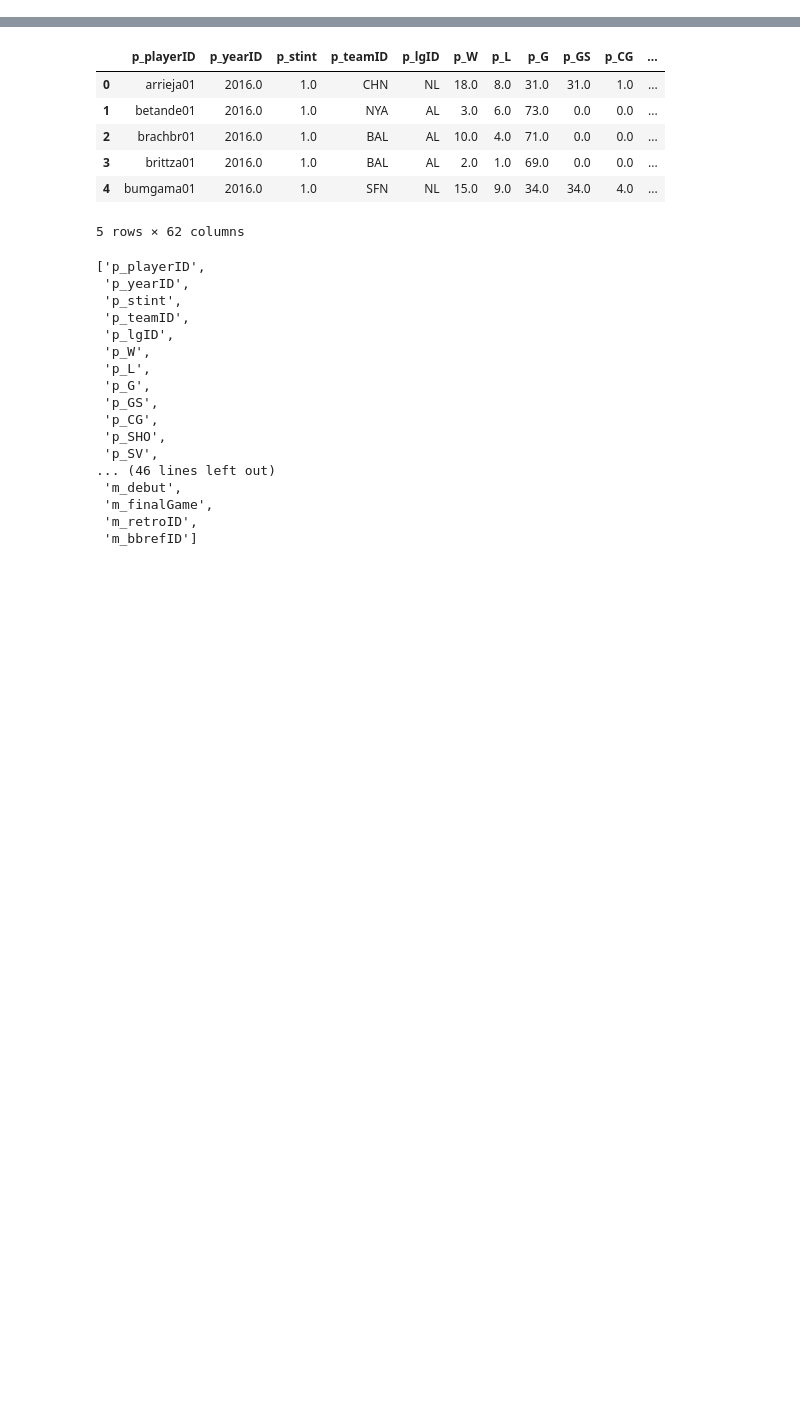
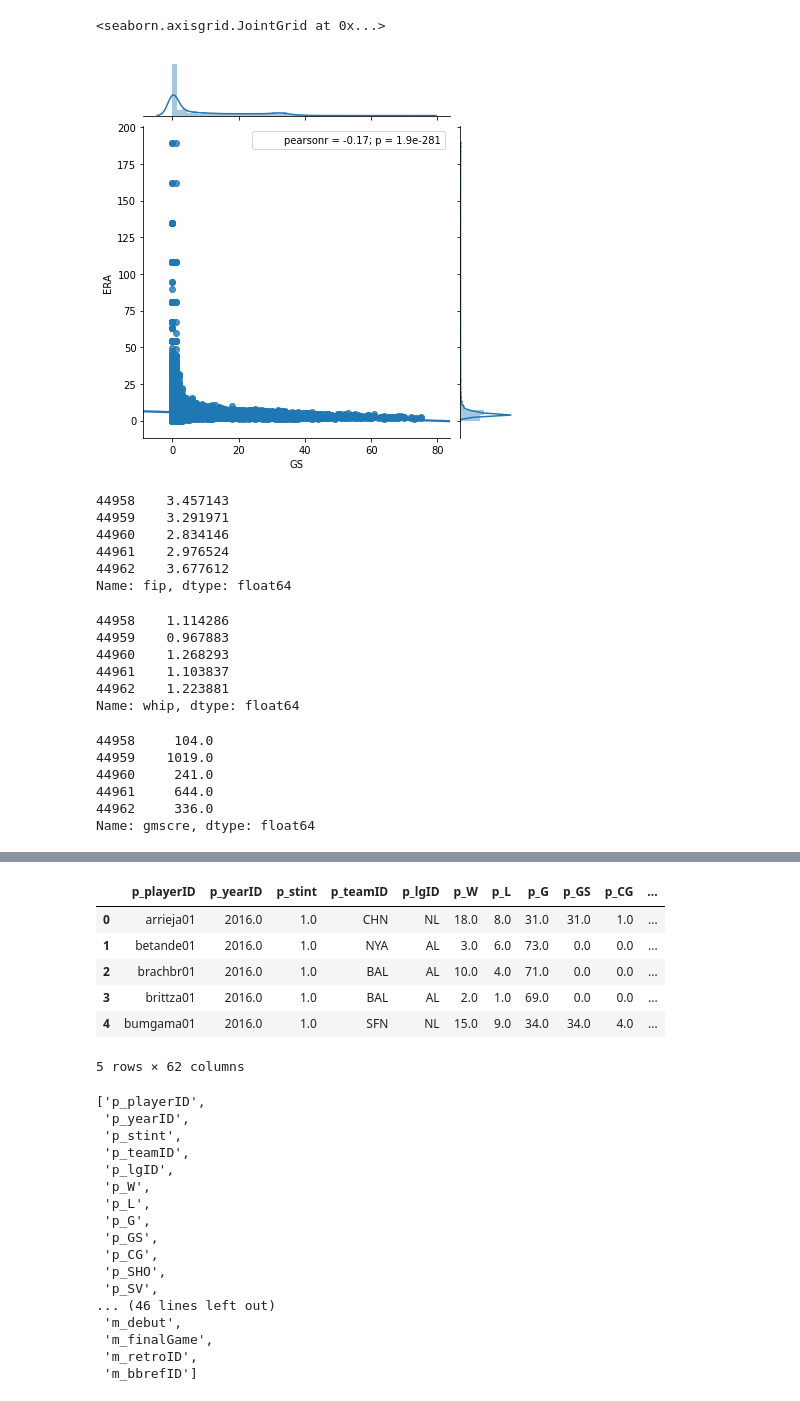
Before and after one commit to fagan2888/Baseball-Hall-of-Fame, a Jupyter notebook: pitchers_notebook.ipynb, the cells around one changed output, grey strips where cells are left out. Drawn from its saved outputs; the diff is of its cells as text; code cells hidden in the pictures; blank space fills up the shorter version.

```diff
--- a/pitchers_notebook.ipynb
+++ b/pitchers_notebook.ipynb
@@ -16,0 +65,38 @@ conn = db_cred.connect_db()
+# %%
+sns.jointplot(x ="GS", y="ERA", data=df2, kind = 'reg')
+# %% [output]
+<seaborn.axisgrid.JointGrid at 0x...>
+[figure, added]
+# %%
+df2["fip"] = (13 * df2["HR"] + 3 * (df2["HBP"] + df2["BB"]) - 2 * df2["SO"]) / (df2["IPouts"] / 3) + 3.2
+
+df2["fip"].tail()
+# %% [output]
+44958    3.457143
+44959    3.291971
+44960    2.834146
+44961    2.976524
+44962    3.677612
+Name: fip, dtype: float64
+# %%
+df2["whip"] = (df2["BB"] + df2["H"]) / (df2["IPouts"] / 3)
+
+df2["whip"].tail()
+# %% [output]
+44958    1.114286
+44959    0.967883
+44960    1.268293
+44961    1.103837
+44962    1.223881
+Name: whip, dtype: float64
+# %%
+df2["gmscre"] = 50 + df2["SO"] + (df2["IPouts"] * 2) - (df2["H"] * 2) - (df2["R"] * 3) - (df2["HR"] * 4)
+
+df2["gmscre"].tail()
+# %% [output]
+44958     104.0
+44959    1019.0
+44960     241.0
+44961     644.0
+44962     336.0
+Name: gmscre, dtype: float64
```
Also changed, not shown: parts of 39 cells of this notebook.
